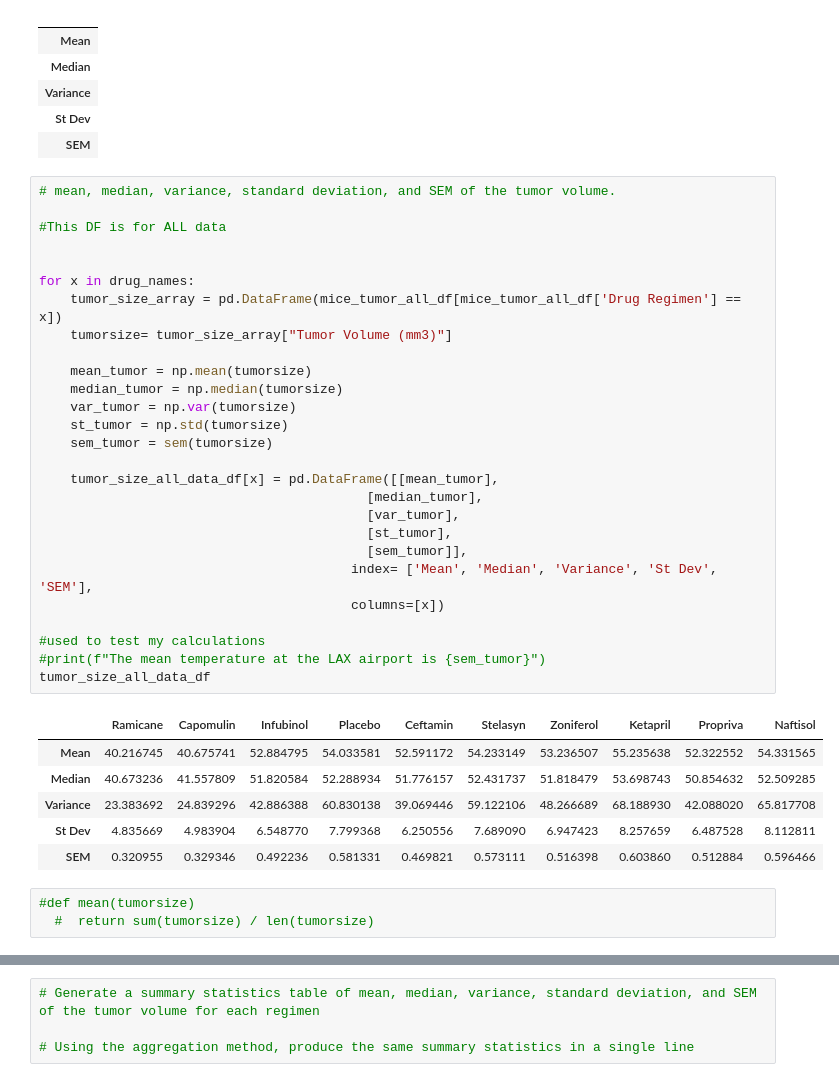
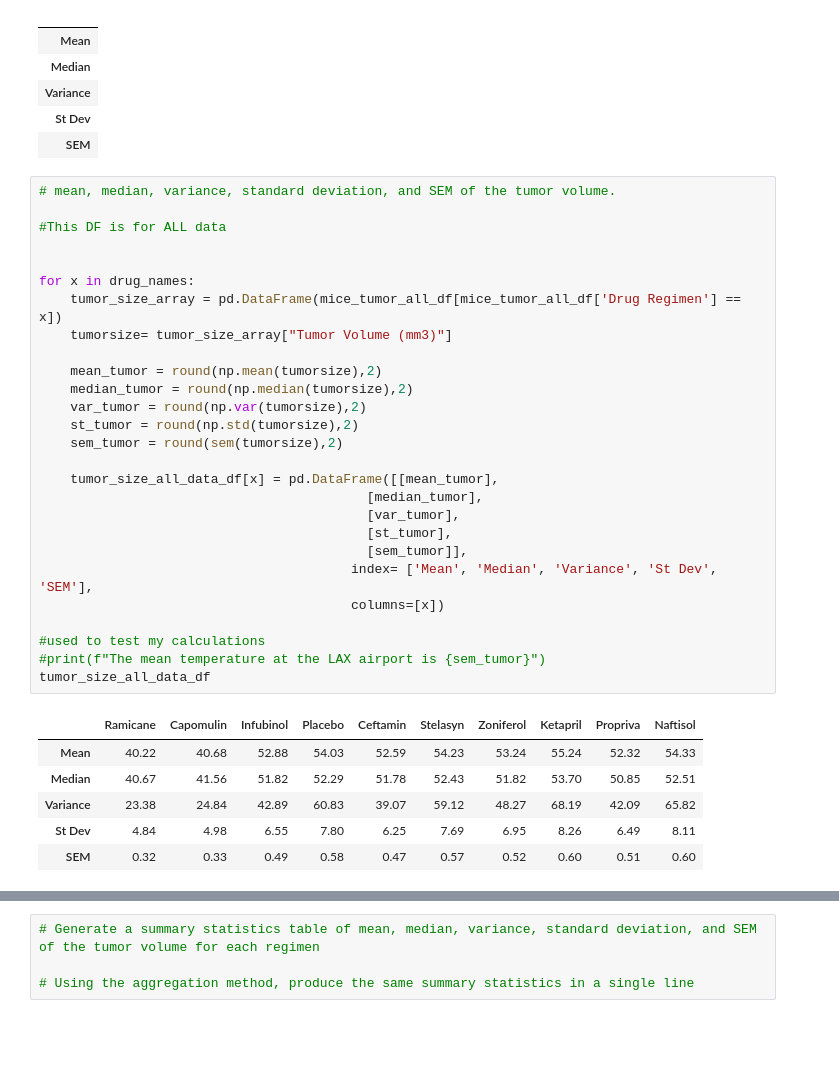
Before and after one commit to Gujaratigirl/HW-MatPlotLib, a Jupyter notebook: Pymaceuticals/pymaceuticals_starter.ipynb, the cells around one changed output, grey strips where cells are left out. Cells and saved outputs as stored; diff of their text form; blank space fills up the shorter version.

```diff
--- a/Pymaceuticals/pymaceuticals_starter.ipynb
+++ b/Pymaceuticals/pymaceuticals_starter.ipynb
@@ -379,37 +379,34 @@ tumor_size_all_data_df
 # %%
 # mean, median, variance, standard deviation, and SEM of the tumor volume.
 
 #This DF is for ALL data
 
 
 for x in drug_names:
     tumor_size_array = pd.DataFrame(mice_tumor_all_df[mice_tumor_all_df['Drug Regimen'] == x])
     tumorsize= tumor_size_array["Tumor Volume (mm3)"]
 
-    mean_tumor = np.mean(tumorsize)
-    median_tumor = np.median(tumorsize)
-    var_tumor = np.var(tumorsize)
-    st_tumor = np.std(tumorsize)
-    sem_tumor = sem(tumorsize)
+    mean_tumor = round(np.mean(tumorsize),2)
+    median_tumor = round(np.median(tumorsize),2)
+    var_tumor = round(np.var(tumorsize),2)
+    st_tumor = round(np.std(tumorsize),2)
+    sem_tumor = round(sem(tumorsize),2)
 
     tumor_size_all_data_df[x] = pd.DataFrame([[mean_tumor],
                                           [median_tumor],
                                           [var_tumor],
                                           [st_tumor],
                                           [sem_tumor]],
                                         index= ['Mean', 'Median', 'Variance', 'St Dev', 'SEM'],
                                         columns=[x])
 
 #used to test my calculations
 #print(f"The mean temperature at the LAX airport is {sem_tumor}")
 tumor_size_all_data_df
 # %% [output]
 |  | Ramicane | Capomulin | Infubinol | Placebo | Ceftamin | Stelasyn | Zoniferol | Ketapril | Propriva | Naftisol |
-| Mean | 40.216745 | 40.675741 | 52.884795 | 54.033581 | 52.591172 | 54.233149 | 53.236507 | 55.235638 | 52.322552 | 54.331565 |
-| Median | 40.673236 | 41.557809 | 51.820584 | 52.288934 | 51.776157 | 52.431737 | 51.818479 | 53.698743 | 50.854632 | 52.509285 |
-| Variance | 23.383692 | 24.839296 | 42.886388 | 60.830138 | 39.069446 | 59.122106 | 48.266689 | 68.188930 | 42.088020 | 65.817708 |
-| St Dev | 4.835669 | 4.983904 | 6.548770 | 7.799368 | 6.250556 | 7.689090 | 6.947423 | 8.257659 | 6.487528 | 8.112811 |
-| SEM | 0.320955 | 0.329346 | 0.492236 | 0.581331 | 0.469821 | 0.573111 | 0.516398 | 0.603860 | 0.512884 | 0.596466 |
+| Mean | 40.22 | 40.68 | 52.88 | 54.03 | 52.59 | 54.23 | 53.24 | 55.24 | 52.32 | 54.33 |
+| Median | 40.67 | 41.56 | 51.82 | 52.29 | 51.78 | 52.43 | 51.82 | 53.70 | 50.85 | 52.51 |
+| Variance | 23.38 | 24.84 | 42.89 | 60.83 | 39.07 | 59.12 | 48.27 | 68.19 | 42.09 | 65.82 |
+| St Dev | 4.84 | 4.98 | 6.55 | 7.80 | 6.25 | 7.69 | 6.95 | 8.26 | 6.49 | 8.11 |
+| SEM | 0.32 | 0.33 | 0.49 | 0.58 | 0.47 | 0.57 | 0.52 | 0.60 | 0.51 | 0.60 |
-# %%
-#def mean(tumorsize)
-  #  return sum(tumorsize) / len(tumorsize)
```
Also changed, not shown: parts of 2 cells of this notebook, 2 other files.
